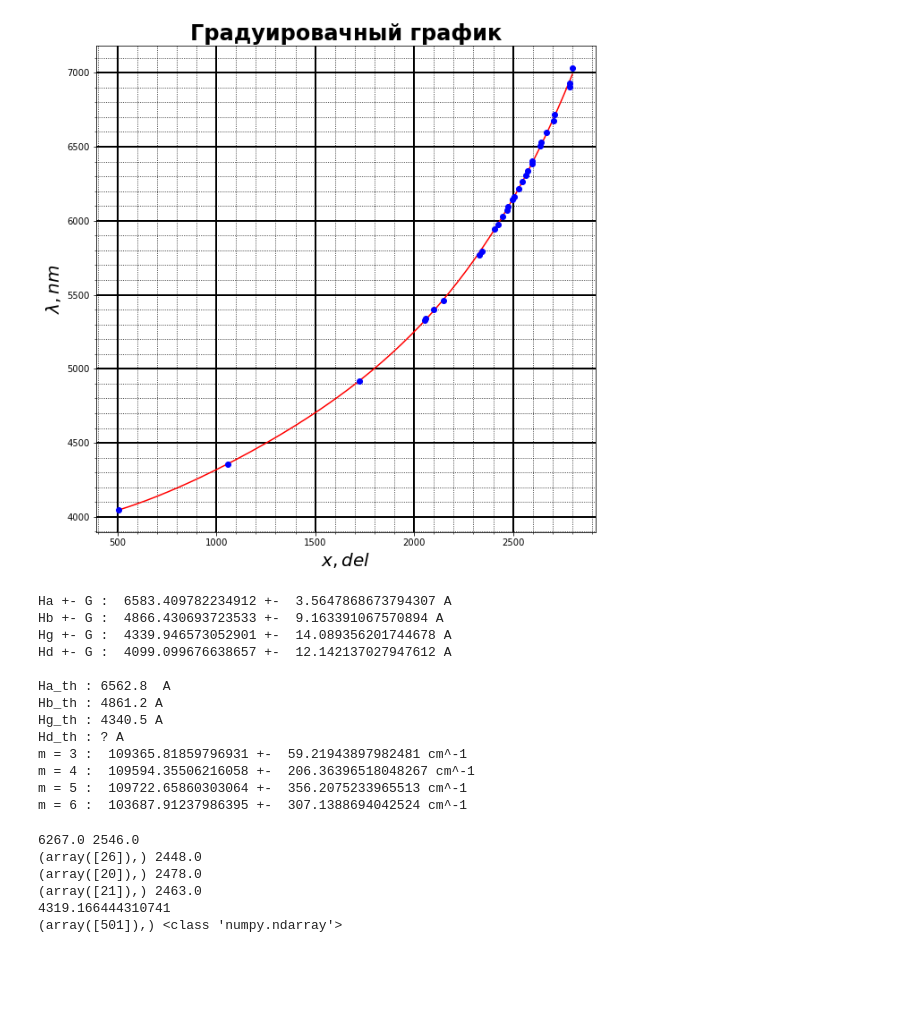
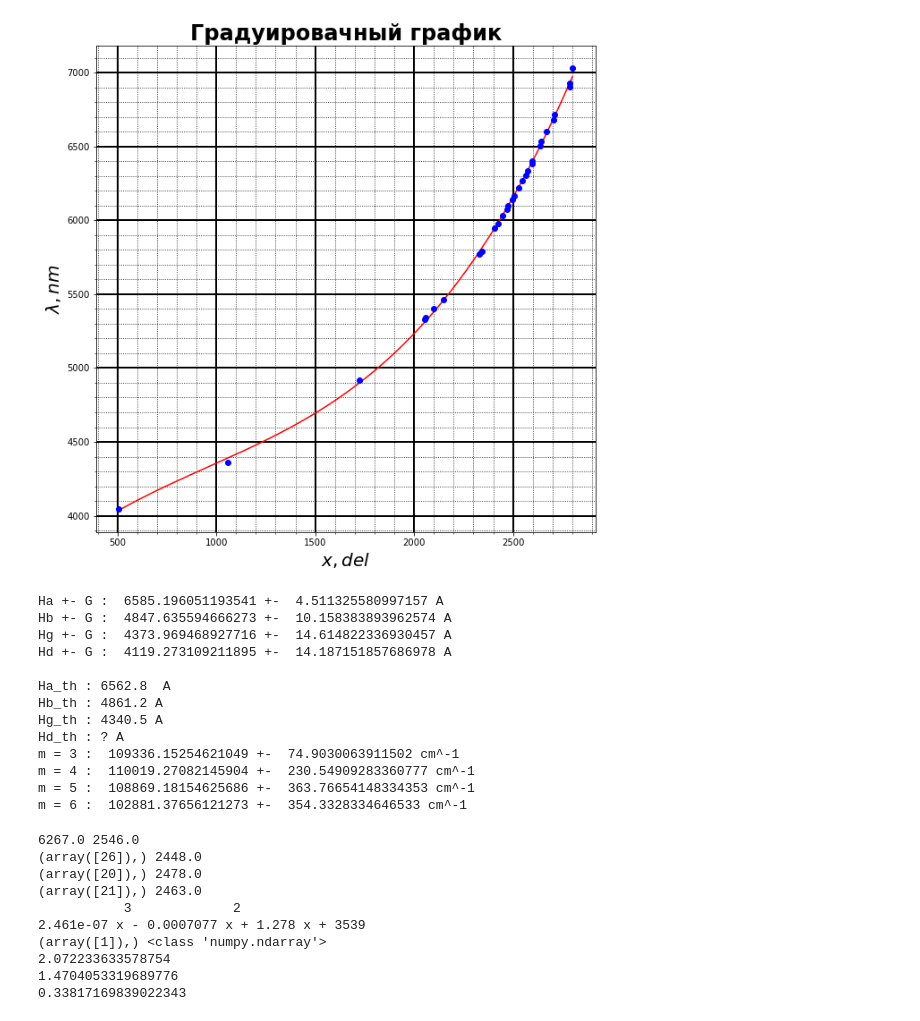
Before and after one commit to rogovrt/lab_5sem, a Jupyter notebook: lab_22(3).ipynb, the cells around one changed output. Drawn from its saved outputs; the diff is of its cells as text; code cells hidden in the pictures; blank space fills up the shorter version.

```diff
--- a/lab_22(3).ipynb
+++ b/lab_22(3).ipynb
@@ -18,40 +18,40 @@ x_new = np.sort(x_cut)
 lambd_new = np.sort(lambd_cut)
 # cs = CubicSpline(x_new, lambd_new)
 x_lol = np.linspace(510, 2800, 1000)
-p, C_p = np.polyfit(x_new, lambd_new, 4, cov = True)
+p, C_p = np.polyfit(x_new, lambd_new, 3, cov = True)
 f = np.poly1d(p)
 
 # Do the interpolation for plotting:
 # t = np.linspace(510, 2800, 500)
 # t = np.append(t, [2668, 1672, 1031, 622])
-t = np.array([2668, 1672, 1031, 622], dtype = 'float')
+t = np.array([2668, 1672, 1031, 622, 2472, 2368, 1942], dtype = 'float')
 # Matrix with rows 1, t, t**2, ...:
-n = 4
+n = 3
 TT = np.vstack([t**(n-i) for i in range(n+1)]).T
 yi = np.dot(TT, p)  # matrix multiplication calculates the polynomial values
 C_yi = np.dot(TT, np.dot(C_p, TT.T)) # C_y = TT*C_z*TT.T
 sig_yi = np.sqrt(np.diag(C_yi))  # Standard deviations are sqrt of diagonal
 
 plt.plot(x_lol, f(x_lol), "r")
 plt.plot(x_new, lambd_new, "bo")
 plt.title("Градуировачный график", fontsize = 24, fontweight = 'bold')
 
 fig = plt.gcf()
 fig.set_size_inches(10, 10)
 ax = plt.gca()
 ax.set_xlabel(r'$x, del$', fontsize = 20)
 ax.set_ylabel(r'$\lambda, nm$', fontsize = 20)
 ax.minorticks_on()
 ax.grid(which='major',
         color = 'k',
         linewidth = 2)
 ax.grid(which='minor',
         color = 'k',
         linestyle = ':')
 
 plt.show()
 # %% [output]
-[figure, old version]
+[figure, new version]
 # %%
 Ha = f(2668)
 Hb = f(1672)
@@ -77,16 +77,16 @@ print("m = 5 : ", R5, "+- ", sig_yi[2] / Hg * R5, "cm^-1")
 R6 = 10 ** 8 / (Hg * (.25 - 1 / 36))
 print("m = 6 : ", R6, "+- ", sig_yi[3] / Hd * R6, "cm^-1")
 # %% [output]
-Ha +- G :  6583.409782234912 +-  3.5647868673794307 A
-Hb +- G :  4866.430693723533 +-  9.163391067570894 A
-Hg +- G :  4339.946573052901 +-  14.089356201744678 A
-Hd +- G :  4099.099676638657 +-  12.142137027947612 A
+Ha +- G :  6585.196051193541 +-  4.511325580997157 A
+Hb +- G :  4847.635594666273 +-  10.158383893962574 A
+Hg +- G :  4373.969468927716 +-  14.614822336930457 A
+Hd +- G :  4119.273109211895 +-  14.187151857686978 A
 
 Ha_th : 6562.8  A
 Hb_th : 4861.2 A
 Hg_th : 4340.5 A
 Hd_th : ? A
-m = 3 :  109365.81859796931 +-  59.21943897982481 cm^-1
-m = 4 :  109594.35506216058 +-  206.36396518048267 cm^-1
-m = 5 :  109722.65860303064 +-  356.2075233965513 cm^-1
-m = 6 :  103687.91237986395 +-  307.1388694042524 cm^-1
+m = 3 :  109336.15254621049 +-  74.9030063911502 cm^-1
+m = 4 :  110019.27082145904 +-  230.54909283360777 cm^-1
+m = 5 :  108869.18154625686 +-  363.76654148334353 cm^-1
+m = 6 :  102881.37656121273 +-  354.3328334646533 cm^-1
@@ -99,12 +107,19 @@ print(lambd[11], x[11])
 print(np.where(lambd == 6234), x[26])
 print(np.where(lambd == 5882), x[20])
 print(np.where(lambd == 5852), x[21])
-print(f(1000))
+print(f)
 print(np.where(t == 1672), type(t))
+print(hu_el) # погрешности
+print(D1)
+print(D2)
 # %% [output]
 6267.0 2546.0
 (array([26]),) 2448.0
 (array([20]),) 2478.0
 (array([21]),) 2463.0
-4319.166444310741
-(array([501]),) <class 'numpy.ndarray'>
+           3             2
+2.461e-07 x - 0.0007077 x + 1.278 x + 3539
+(array([1]),) <class 'numpy.ndarray'>
+2.072233633578754
+1.4704053319689776
+0.33817169839022343
```
Also changed, not shown: parts of 2 cells of this notebook.
